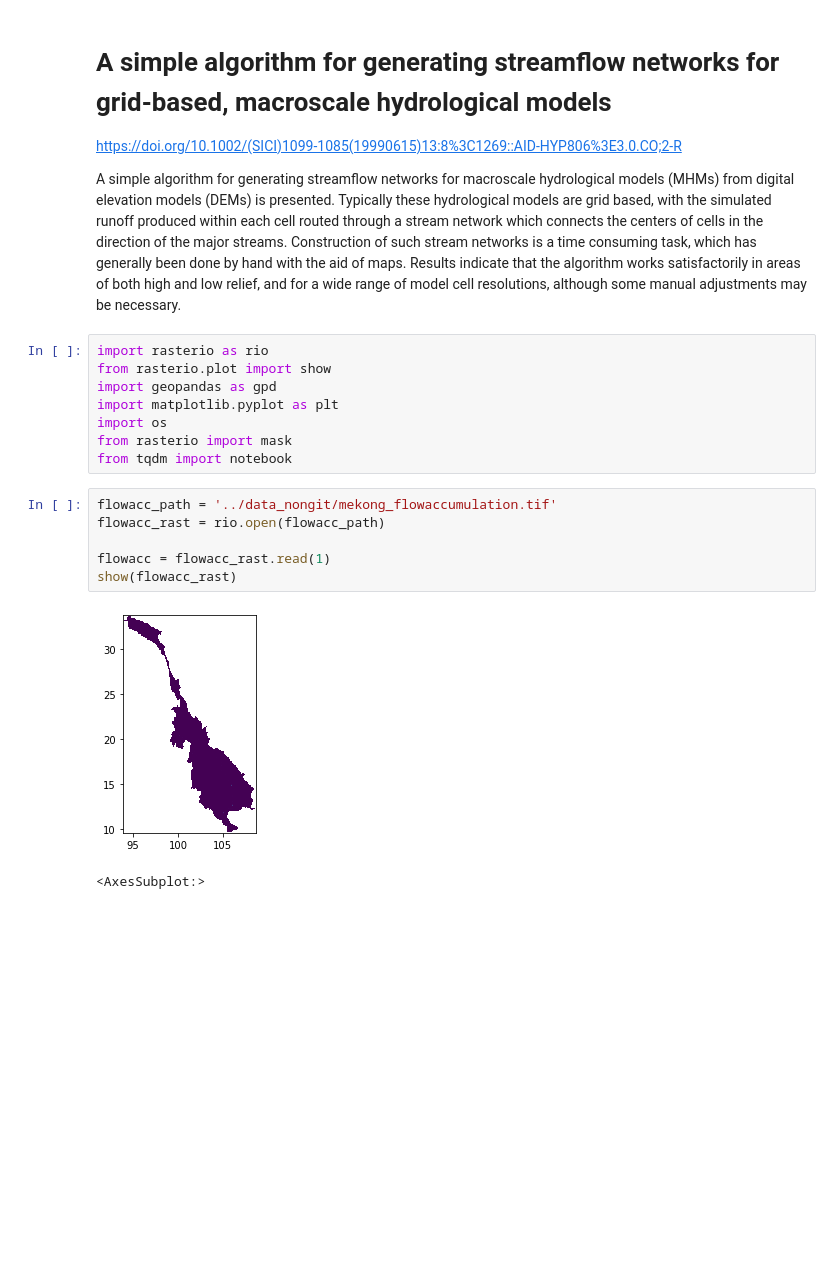
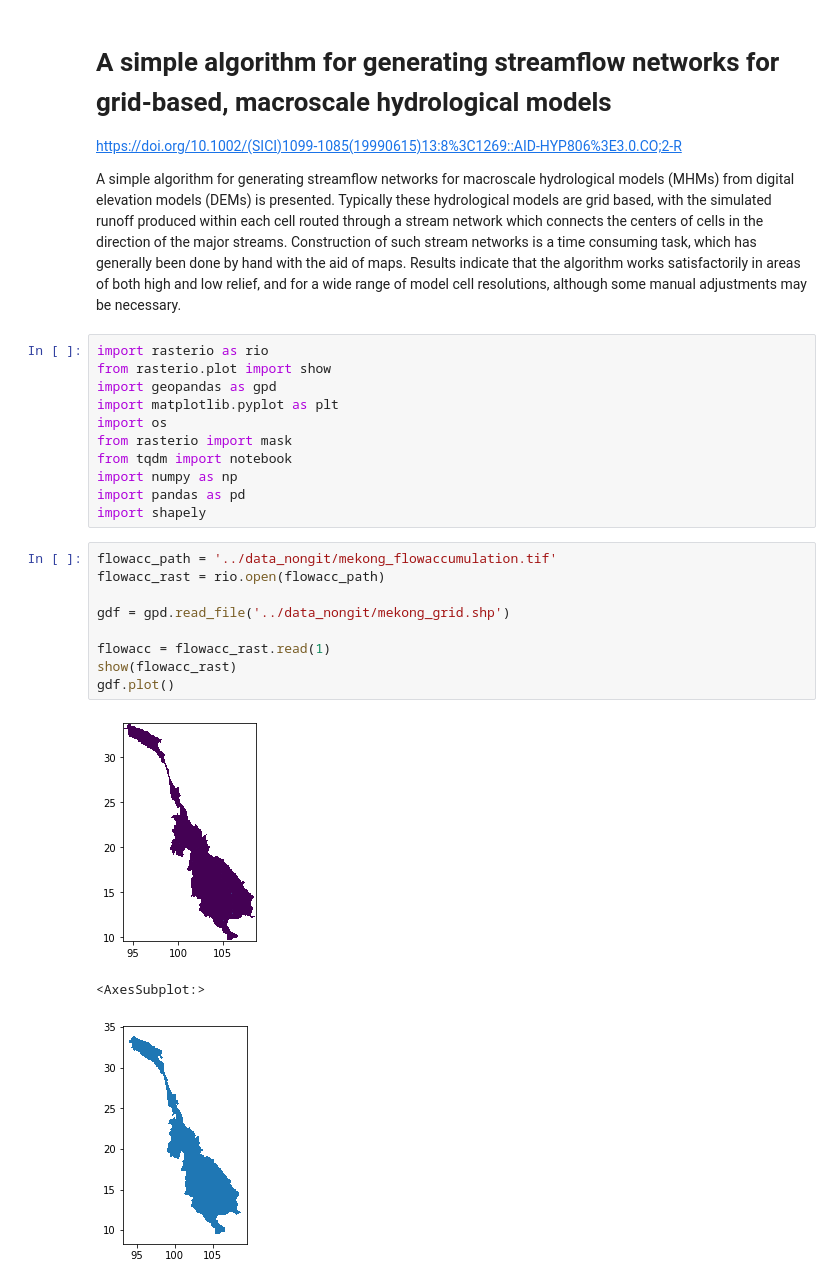
Before and after one commit to UW-ESS-DS/pritam-repo, a Jupyter notebook: flow_direction/notebooks/barts_algorithm.ipynb, the cells around one changed output. Drawn from its saved outputs; the diff is of its cells as text; blank space fills up the shorter version.

```diff
--- a/flow_direction/notebooks/barts_algorithm.ipynb
+++ b/flow_direction/notebooks/barts_algorithm.ipynb
@@ -11,15 +11,22 @@ import matplotlib.pyplot as plt
 import os
 from rasterio import mask
 from tqdm import notebook
+import numpy as np
+import pandas as pd
+import shapely
 # %%
 flowacc_path = '../data_nongit/mekong_flowaccumulation.tif'
 flowacc_rast = rio.open(flowacc_path)
 
+gdf = gpd.read_file('../data_nongit/mekong_grid.shp')
+
 flowacc = flowacc_rast.read(1)
 show(flowacc_rast)
+gdf.plot()
 # %% [output]
 [figure]
 <AxesSubplot:>
+[figure, added]
 # %%
 # plt.imshow(flowacc == flowacc.max())   # As predicted, the highest accumulation pixel is at the edge.
 # yleft, yright = flowacc.shape[0]/3, flowacc.shape[0]*2/3
```
Also changed, not shown: parts of 11 cells of this notebook.
